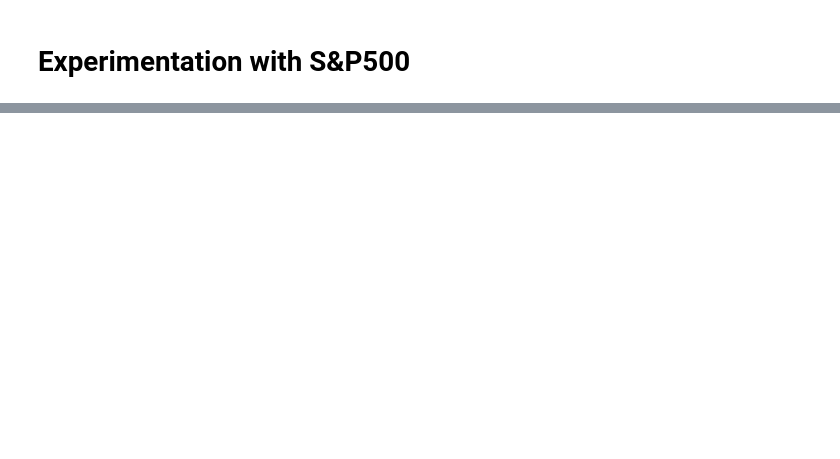
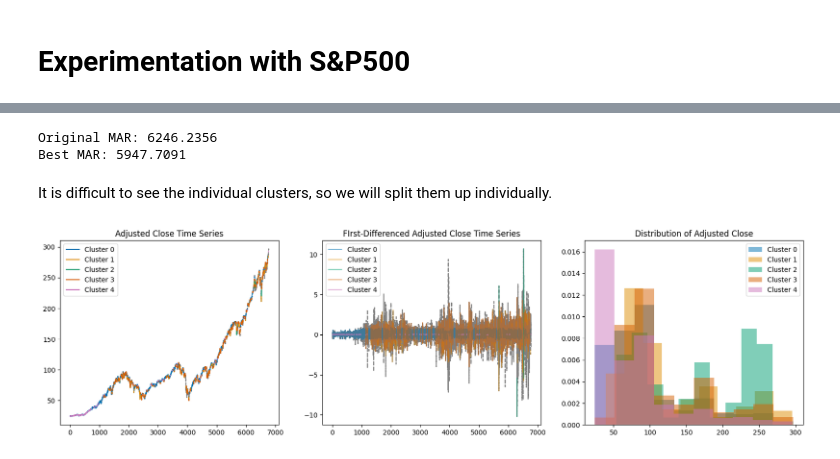
Before and after one commit to finnlimjc/Regime-Classification, a Jupyter notebook: notebooks/optimize_mar.ipynb, the cells around one changed output, grey strips where cells are left out. Saved outputs shown, nothing was run; the diff lists cells and outputs as text; code cells hidden in the pictures; blank space fills up the shorter version.

```diff
--- a/notebooks/optimize_mar.ipynb
+++ b/notebooks/optimize_mar.ipynb
@@ -529,0 +573,3 @@ plt.show()
+# %%
+grid_result = grid_search(snp_df['first_diff'], max_components=5, max_ar=5, max_iter=500, seed=seed)
+grid_result.head(5)
@@ -529,0 +586,16 @@ plt.show()
+# %%
+def get_best_params(grid_result:pd.DataFrame, criteria:str='bic') -> dict[int, tuple[int]]:
+    col_names = grid_result.columns[2:]
+    if criteria not in col_names:
+        raise ValueError(f"Criteria must be one of the following: {list(col_names)}")
+
+    best_idx = grid_result[criteria].idxmax() if criteria == 'log_likelihood' else grid_result[criteria].idxmin()
+    params = {
+        'n_components': grid_result.loc[best_idx, 'n_components'],
+        'phi_orders': grid_result.loc[best_idx, 'phi_orders']
+    }
+    return params
+# %%
+best_params = get_best_params(grid_result, criteria='bic')
+best_params['seed'] = seed
+print(best_params)
@@ -529,0 +604,3 @@ plt.show()
+# %%
+best_mar = OptimizedMAR(snp_df['first_diff'], **best_params, max_iter=500)
+best_mar.fit()
@@ -529,0 +616,13 @@ plt.show()
+# %%
+print(f"Original MAR: {snp_mar.bic:.4f}\nBest MAR: {best_mar.bic:.4f}")
+# %% [output]
+Original MAR: 6246.2356
+Best MAR: 5947.7091
+# %% [markdown]
+It is difficult to see the individual clusters, so we will split them up individually.
+# %%
+snp_df['best_mar_cluster'] = best_mar.greedy_assignment(best_mar.tau)
+fig = plot_cluster_charts(snp_df, best_mar.n_components, 'best_mar_cluster')
+plt.show()
+# %% [output]
+[figure, added]
```
Also changed, not shown: parts of 28 cells of this notebook, 2 other files.
